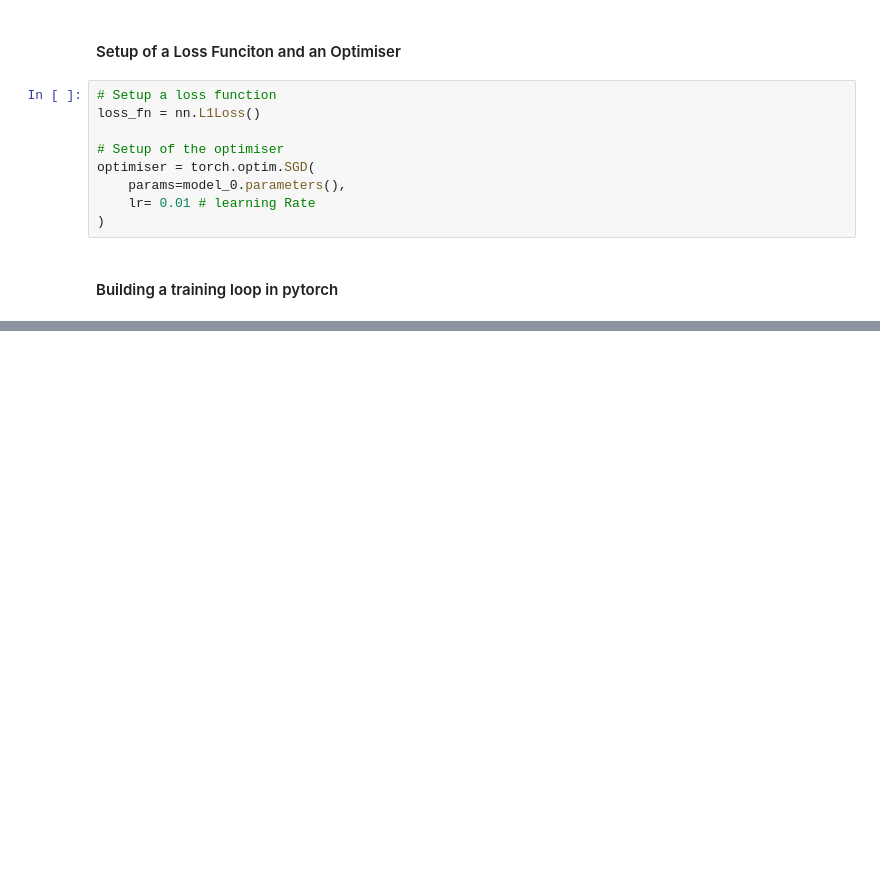
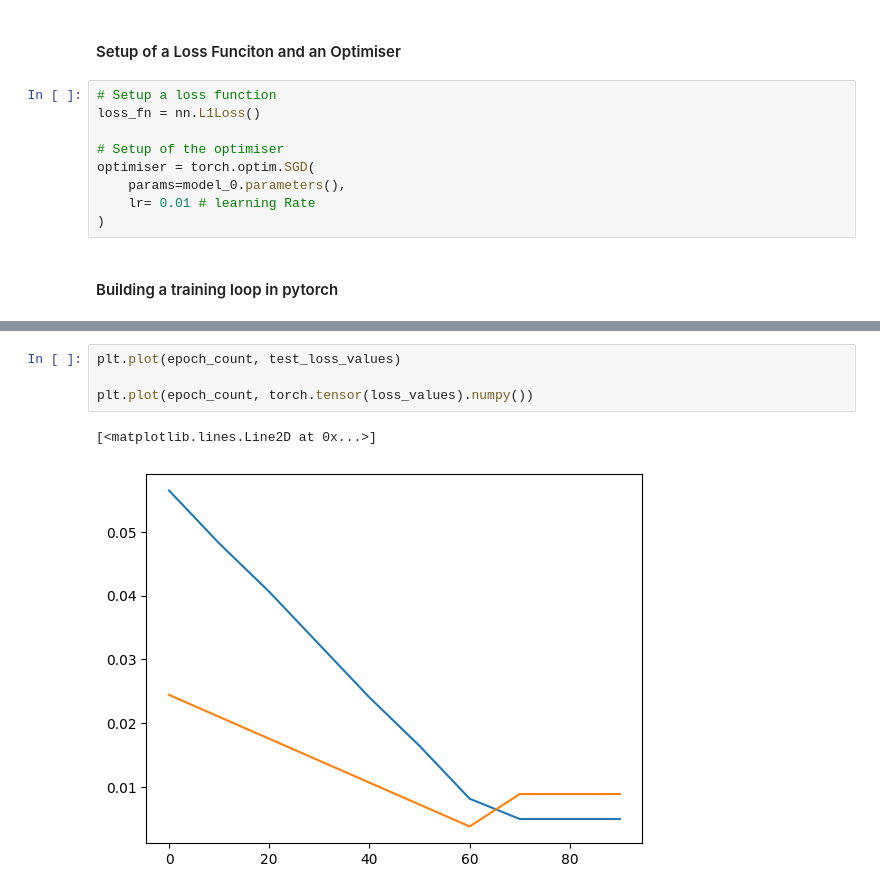
Before and after one commit to Zehaan22/ML-DL_PyTorch_Intro_Project, a Jupyter notebook: Pytorch_Fundamentals/01_Training_Models.ipynb, the cells around one changed output, grey strips where cells are left out. Saved outputs shown, nothing was run; the diff lists cells and outputs as text; blank space fills up the shorter version.

```diff
--- a/Pytorch_Fundamentals/01_Training_Models.ipynb
+++ b/Pytorch_Fundamentals/01_Training_Models.ipynb
@@ -172,0 +170,7 @@ plot_predictions(predictions=test_pred)
+# %%
+plt.plot(epoch_count, test_loss_values)
+
+plt.plot(epoch_count, torch.tensor(loss_values).numpy())
+# %% [output]
+[<matplotlib.lines.Line2D at 0x...>]
+[figure, added]
```
Also changed, not shown: parts of 6 cells of this notebook, 3 other files.
